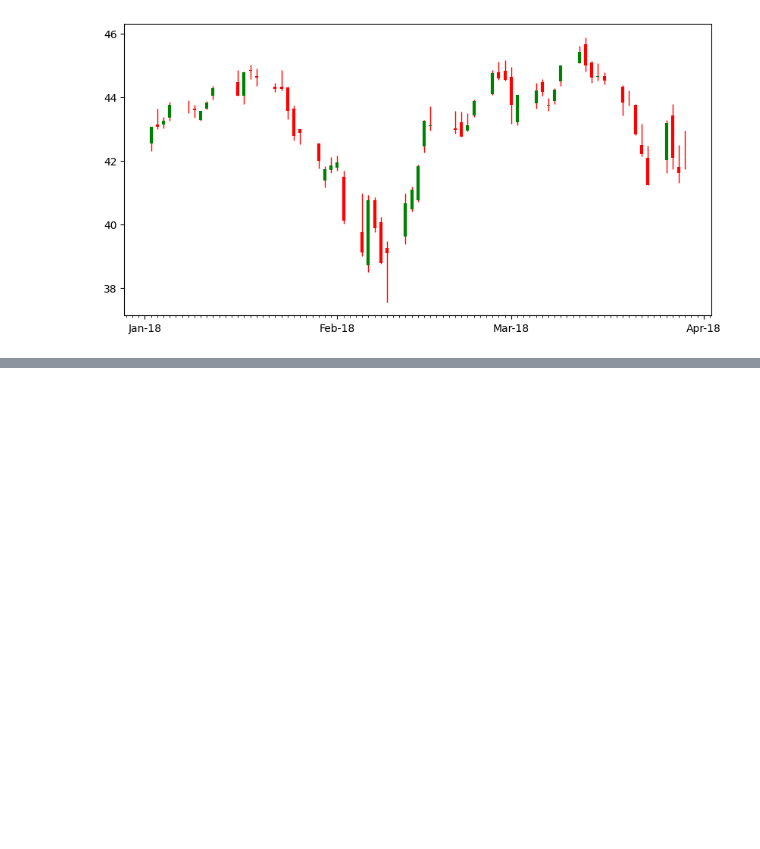
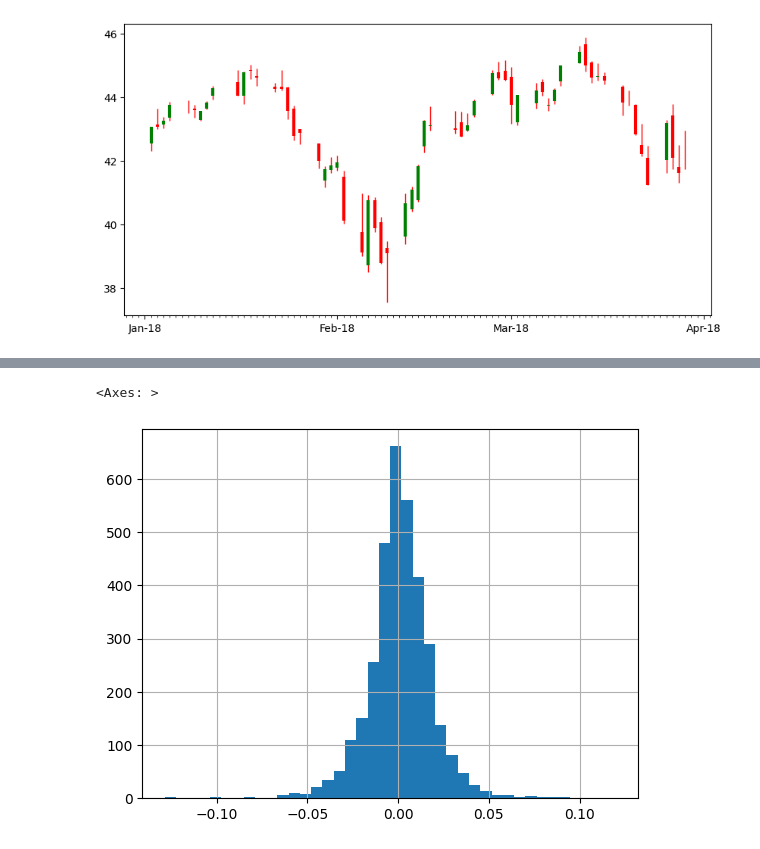
Before and after one commit to MittalMonika/DataScience, a Jupyter notebook: FinancialAnalysis/Finance.ipynb, the cells around one changed output, grey strips where cells are left out. Cells and saved outputs as stored; diff of their text form; code cells hidden in the pictures; blank space fills up the shorter version.

```diff
--- a/FinancialAnalysis/Finance.ipynb
+++ b/FinancialAnalysis/Finance.ipynb
@@ -181,0 +299,9 @@ def candlestick(df,ax):
+# %%
+(app
+ .pct_change()
+ .Close
+ .hist(bins=40)
+)
+# %% [output]
+<Axes: >
+[figure, added]
```
Also changed, not shown: parts of 22 cells of this notebook.
